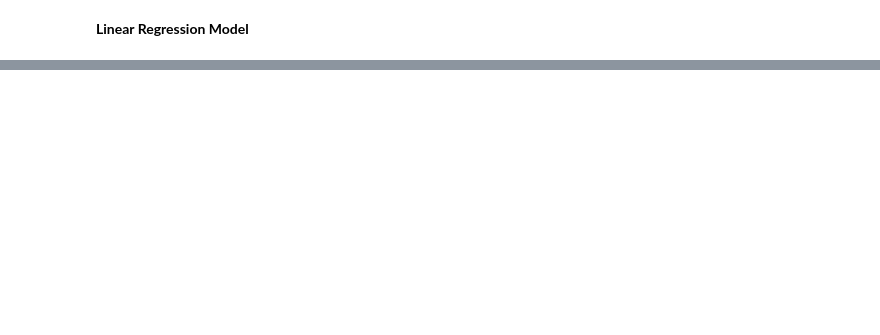
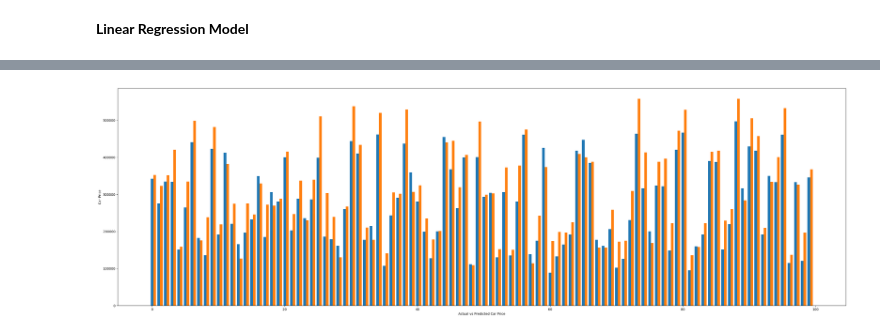
Before and after one commit to 5rujana/TENSOR-FLOW, a Jupyter notebook: carPricePrediction/car_price_model.ipynb, the cells around one changed output, grey strips where cells are left out. Saved outputs shown, nothing was run; the diff lists cells and outputs as text; code cells hidden in the pictures; blank space fills up the shorter version.

Commit message:
car price prediction completed

```diff
--- a/carPricePrediction/car_price_model.ipynb
+++ b/carPricePrediction/car_price_model.ipynb
@@ -163,0 +296,5 @@ W = Wp - (LR) rho
+# %%
+y_true = list(y_test[:,0].numpy())
+# %%
+y_pred = list(model.predict(x_test)[:,0])
+print(y_pred)
@@ -163,0 +304,14 @@ W = Wp - (LR) rho
+# %%
+ind = np.arange(100)
+plt.figure(figsize=(40,12))
+width = 0.4
+
+plt.bar(ind, y_pred,width, label='Predicted Car Price')
+plt.bar(ind+width, y_true,width, label='True Car Price')
+plt.xlabel('Actual vs Predicted Car Price')
+plt.ylabel('Car Price')
+
+plt.show()
+#poor performance of the model is also called underfitting
+# %% [output]
+[figure, added]
```
Also changed, not shown: parts of 27 cells of this notebook, 1 other file.
